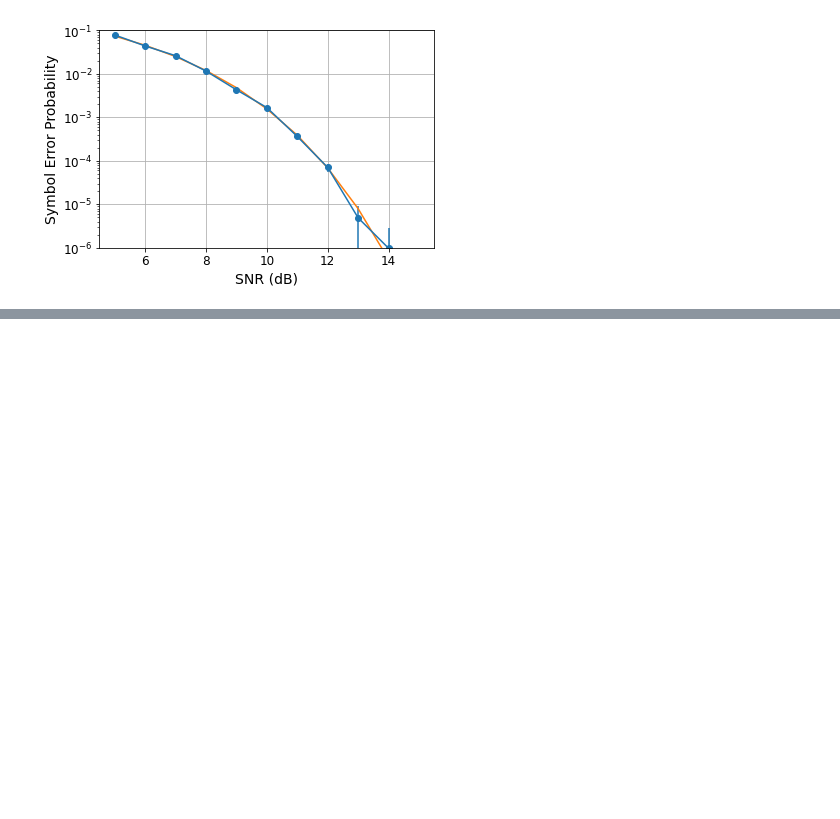
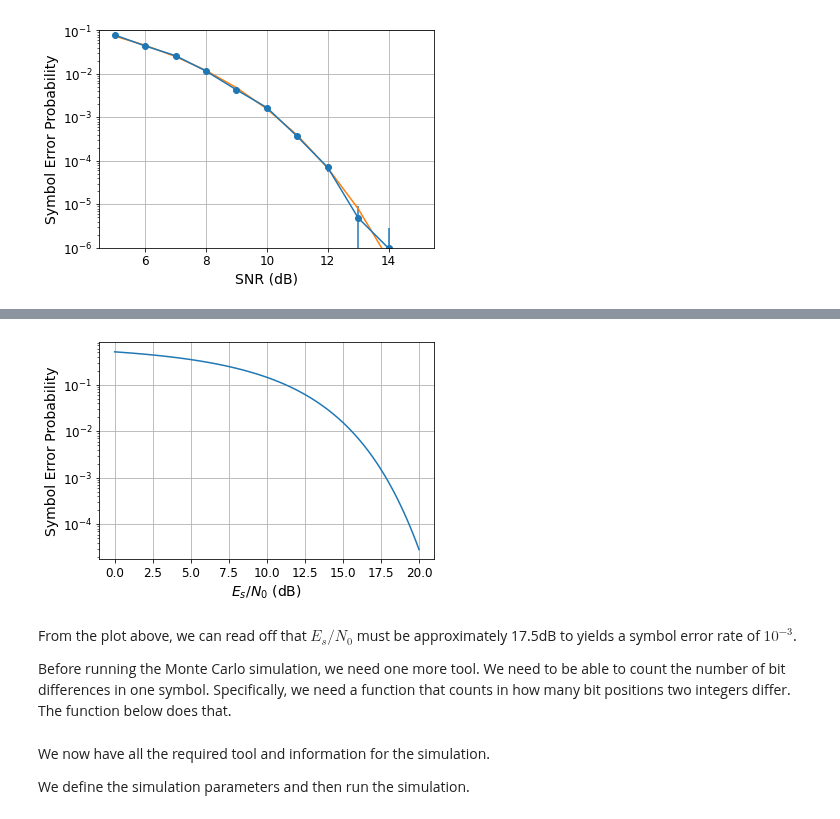
Before and after one commit to bepepa/digital_comms, a Jupyter notebook: hwsol/HW2.ipynb, the cells around one changed output, grey strips where cells are left out. Cells and saved outputs as stored; diff of their text form; code cells hidden in the pictures; blank space fills up the shorter version.

```diff
--- a/hwsol/HW2.ipynb
+++ b/hwsol/HW2.ipynb
@@ -171,0 +270,23 @@ plt.show()
+# %%
+# find d_min, eta, etc.
+d2 = 2*r2*np.sin(np.pi/12)
+eta = 4*d2**2
+N_min = 3/2
+
+# compute the nearest neighbor approximation
+SNR = np.logspace(0, 2, 100)
+Pe_NN = N_min * Q(np.sqrt(eta*SNR/4/2))
+
+# and plot it
+plt.semilogy(10*np.log10(SNR), Pe_NN)
+plt.grid()
+plt.xlabel('$E_s/N_0$ (dB)')
+plt.ylabel('Symbol Error Probability')
+
+plt.show()
+# %% [output]
+[figure, added]
+# %% [markdown]
+From the plot above, we can read off that $E_s/N_0$ must be approximately 17.5dB to yields a symbol error rate of $10^{-3}$.
+
+Before running the Monte Carlo simulation, we need one more tool. We need to be able to count the number of bit differences in one symbol. Specifically, we need a function that counts in how many bit positions two integers differ. The function below does that.
@@ -171,0 +321,4 @@ plt.show()
+# %% [markdown]
+We now have all the required tool and information for the simulation.
+
+We define the simulation parameters and then run the simulation.
```
Also changed, not shown: parts of 11 cells of this notebook.
